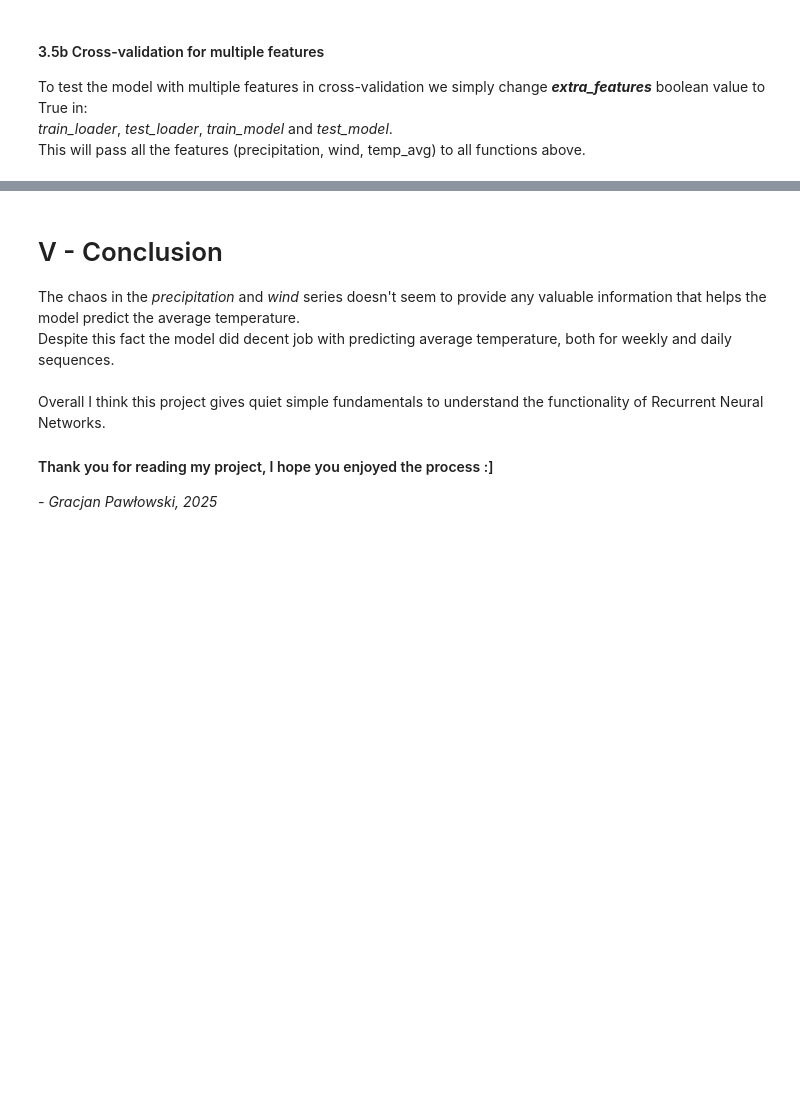
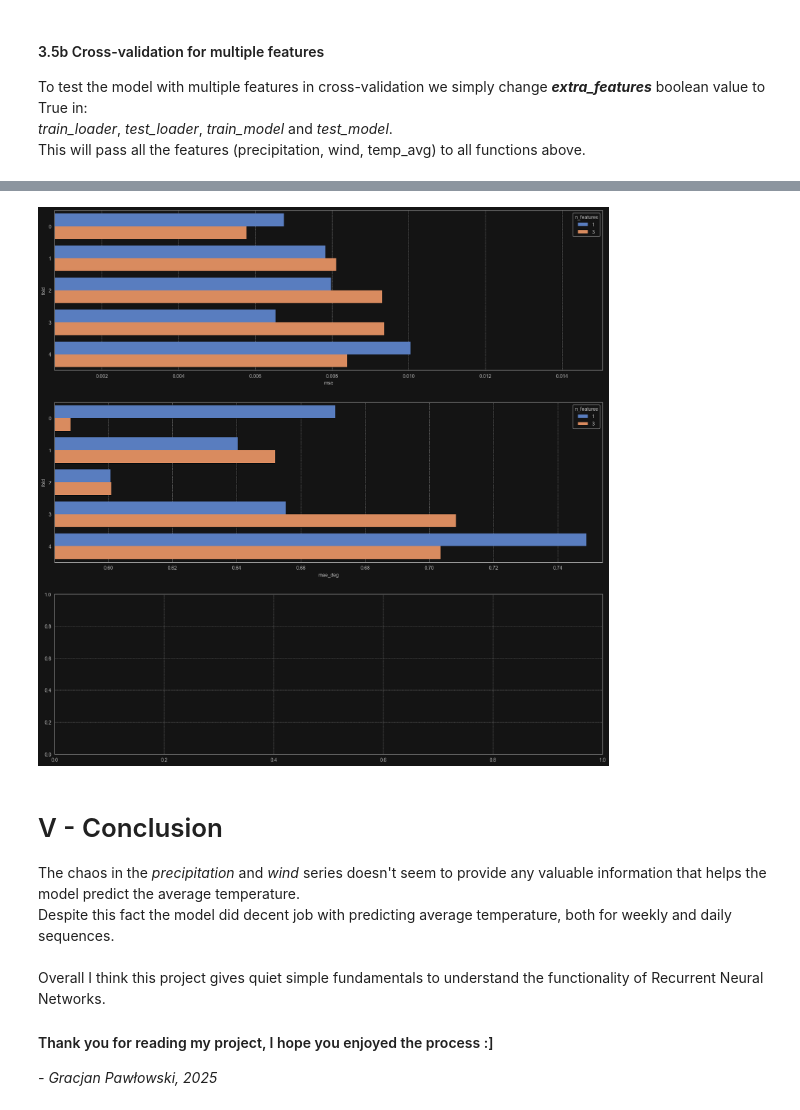
Before and after one commit to gracjan-p/weather-rnn, a Jupyter notebook: notebooks/model.ipynb, the cells around one changed output, grey strips where cells are left out. Saved outputs shown, nothing was run; the diff lists cells and outputs as text; code cells hidden in the pictures; blank space fills up the shorter version.

```diff
--- a/notebooks/model.ipynb
+++ b/notebooks/model.ipynb
@@ -587,5 +542,5 @@ np.mean([0.0070, 0.0082, 0.0082, 0.0099, 0.0100])
 # %%
-cross_val_errors_2 = [] # a list that contains all errors for multiple feature model for each fold
+metrics_2 = {'mae_deg': [], 'mse': []}
 
 # cross-validation
 for i, split in enumerate(df_splits):
@@ -603,15 +558,14 @@ for i, split in enumerate(df_splits):
 
     nth_model = WeatherRNN(input_size=3, hidden_size=hidden_size, n_layers=n_layers, output_size=output_size, dropout=dropout) # define model
 
-    print(f'Fold {i+1}:')
-    train_model(nth_model, device=device, train_loader=train_loader, n_epochs=n_epochs, lr=learning_rate, extra_features=True) # train model
+    print(f'Fold {i+1} - ', end='')
+    train_model(nth_model, device=device, train_loader=train_loader, n_epochs=n_epochs, lr=learning_rate, extra_features=True, verbose=0) # train model
 
-    y_true, y_pred = test_model(nth_model, device=device, test_loader=test_loader, extra_features=True) # test model
-    y_true, y_pred = np.array(y_true), np.array(y_pred)
+    y_true, y_pred, mse = test_model(nth_model, device=device, test_loader=test_loader, extra_features=True) # test model
+    y_true, y_pred = np.array(y_true).flatten(), np.array(y_pred).flatten()
 
-    error = abs(y_true - y_pred) # absolute value of prediction errors
-    print('')
+    metrics_2['mse'].append(mse)
+    metrics_2['mae_deg'].append(return_degrees(y_true, y_pred))
 
-    cross_val_errors_2.append(error)
-
-print(f"Average error for {n_folds} folds: {np.mean(cross_val_errors_2):4f}")
+print(f"Global MSE Loss for {n_folds} folds: {np.mean(metrics_2['mse']):4f}")
+print(f"Global MAE in degree Celsius for {n_folds} folds: {np.mean(metrics_2['mae_deg']):4f}")
@@ -622,17 +584,14 @@ Now we create one big DataFrame that contains all information that cross-validat
 records = []
 
 # n_features stands for features used to predict temperature (e.g. n_features=3: precip, wind, temp -> temp)
-for n_features, data in zip([1, 3], [cross_val_errors_1, cross_val_errors_2]):
-    data = np.stack(data)
+for n_features, data in zip([1, 3], [metrics_1, metrics_2]):
+    # data = np.stack(data)
     for fold in range(n_folds):
-        fold_data = data[fold] # take certain data by fold idx
         records.append({
             'n_features': n_features,
             'fold': str(fold),
-            'mean': fold_data.mean(),
-            'min': fold_data.min(),
-            'max': fold_data.max(),
-            'errors': fold_data[fold]
+            'mse': data['mse'][fold],
+            'mae_deg': data['mae_deg'][fold]
         })
 
 cross_val_df = pd.DataFrame(records)
@@ -643,19 +614,19 @@ cross_val_df['min'].min()
 # %%
 fig, axes = plt.subplots(nrows=3, ncols=1, figsize=(20, 20))
 axes = axes.flatten()
 
 model_1 = cross_val_df.n_features == 1
 model_3 = cross_val_df.n_features == 3
 
-sb.barplot(data=cross_val_df, x='mean', y='fold', hue='n_features', palette="muted", linewidth=0, ax=axes[0])
-sb.barplot(data=cross_val_df, x='min', y='fold', hue='n_features', palette="muted", linewidth=0, ax=axes[1])
-sb.barplot(data=cross_val_df, x='max', y='fold', hue='n_features', palette="muted", linewidth=0, ax=axes[2])
+sb.barplot(data=cross_val_df, x='mse', y='fold', hue='n_features', palette="muted", linewidth=0, ax=axes[0])
+sb.barplot(data=cross_val_df, x='mae_deg', y='fold', hue='n_features', palette="muted", linewidth=0, ax=axes[1])
 
-axes[0].set_xlim(cross_val_df['mean'].min() - .005, cross_val_df['mean'].max() + .005)
-axes[1].set_xlim(cross_val_df['min'].min() - .005, cross_val_df['min'].max() + .005)
-axes[2].set_xlim(cross_val_df['max'].min() - .005, cross_val_df['max'].max() + .005)
+axes[0].set_xlim(cross_val_df['mse'].min() - .005, cross_val_df['mse'].max() + .005)
+axes[1].set_xlim(cross_val_df['mae_deg'].min() - .005, cross_val_df['mae_deg'].max() + .005)
 
 plt.show()
+# %% [output]
+[figure, added]
 # %% [markdown]
 # V - Conclusion
 The chaos in the _precipitation_ and _wind_ series doesn't seem to provide any valuable information that helps the model predict the average temperature. <br>
```
Also changed, not shown: parts of 12 cells of this notebook.
